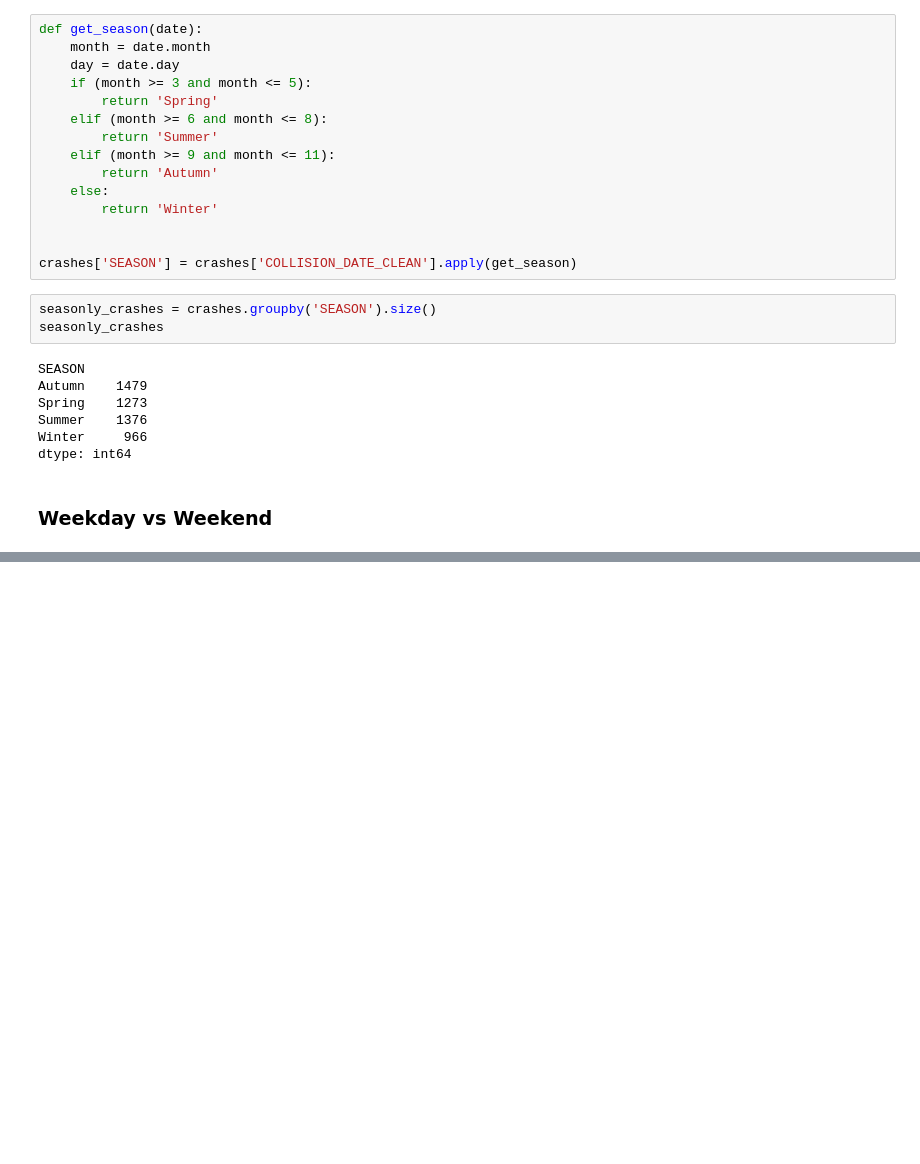
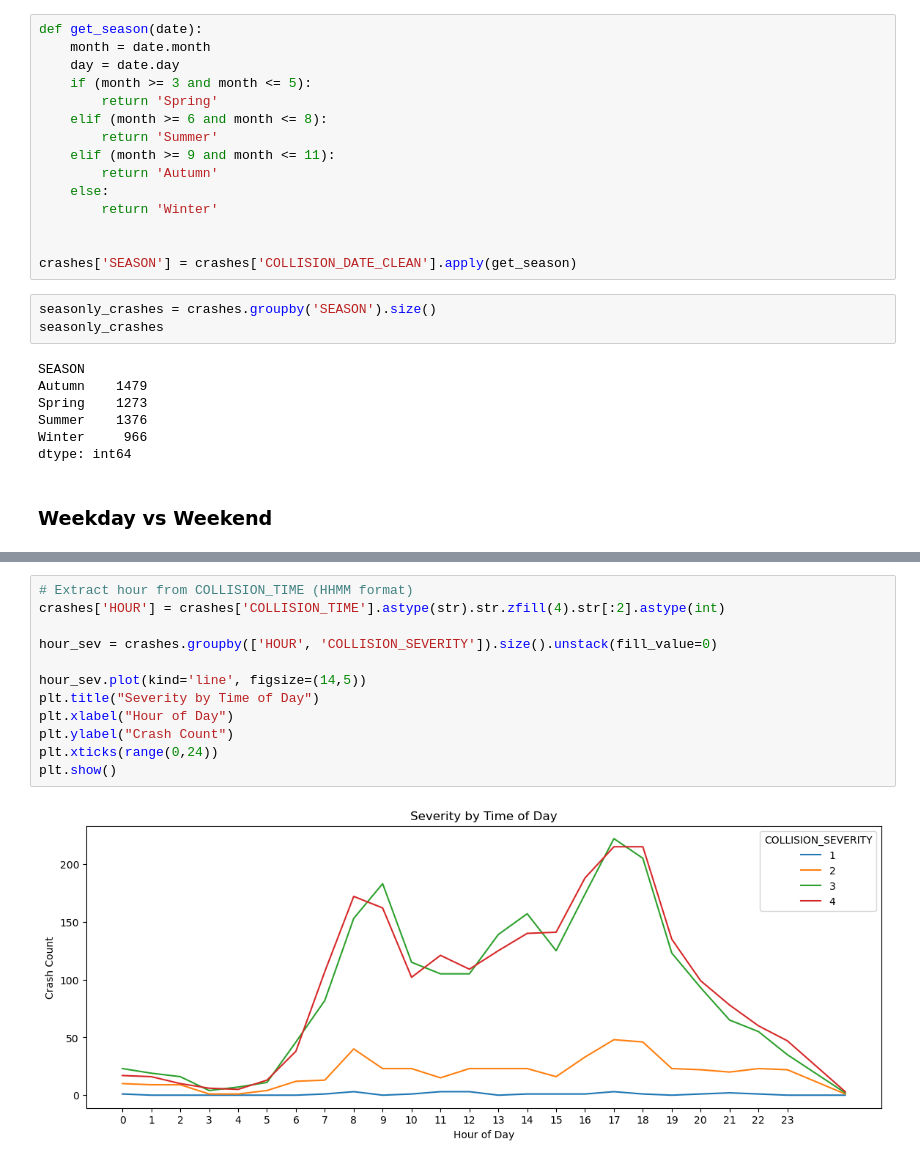
Before and after one commit to UCB-stat-159-f25/final-group07, a Jupyter notebook: data_exploration.ipynb, the cells around one changed output, grey strips where cells are left out. Saved outputs shown, nothing was run; the diff lists cells and outputs as text; blank space fills up the shorter version.

```diff
--- a/data_exploration.ipynb
+++ b/data_exploration.ipynb
@@ -156,0 +215,14 @@ crashes.head()
+# %%
+# Extract hour from COLLISION_TIME (HHMM format)
+crashes['HOUR'] = crashes['COLLISION_TIME'].astype(str).str.zfill(4).str[:2].astype(int)
+
+hour_sev = crashes.groupby(['HOUR', 'COLLISION_SEVERITY']).size().unstack(fill_value=0)
+
+hour_sev.plot(kind='line', figsize=(14,5))
+plt.title("Severity by Time of Day")
+plt.xlabel("Hour of Day")
+plt.ylabel("Crash Count")
+plt.xticks(range(0,24))
+plt.show()
+# %% [output]
+[figure, added]
```
Also changed, not shown: parts of 13 cells of this notebook, 2 other files.
